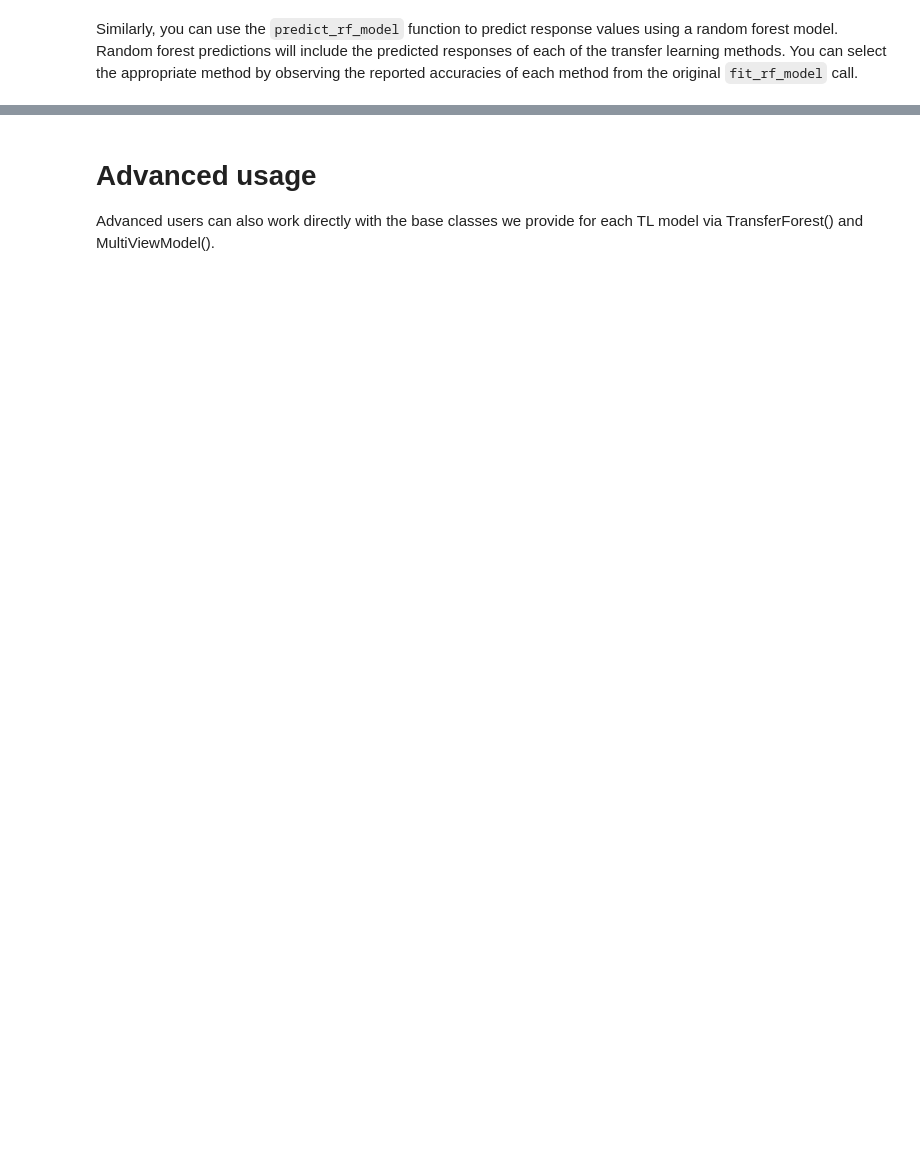
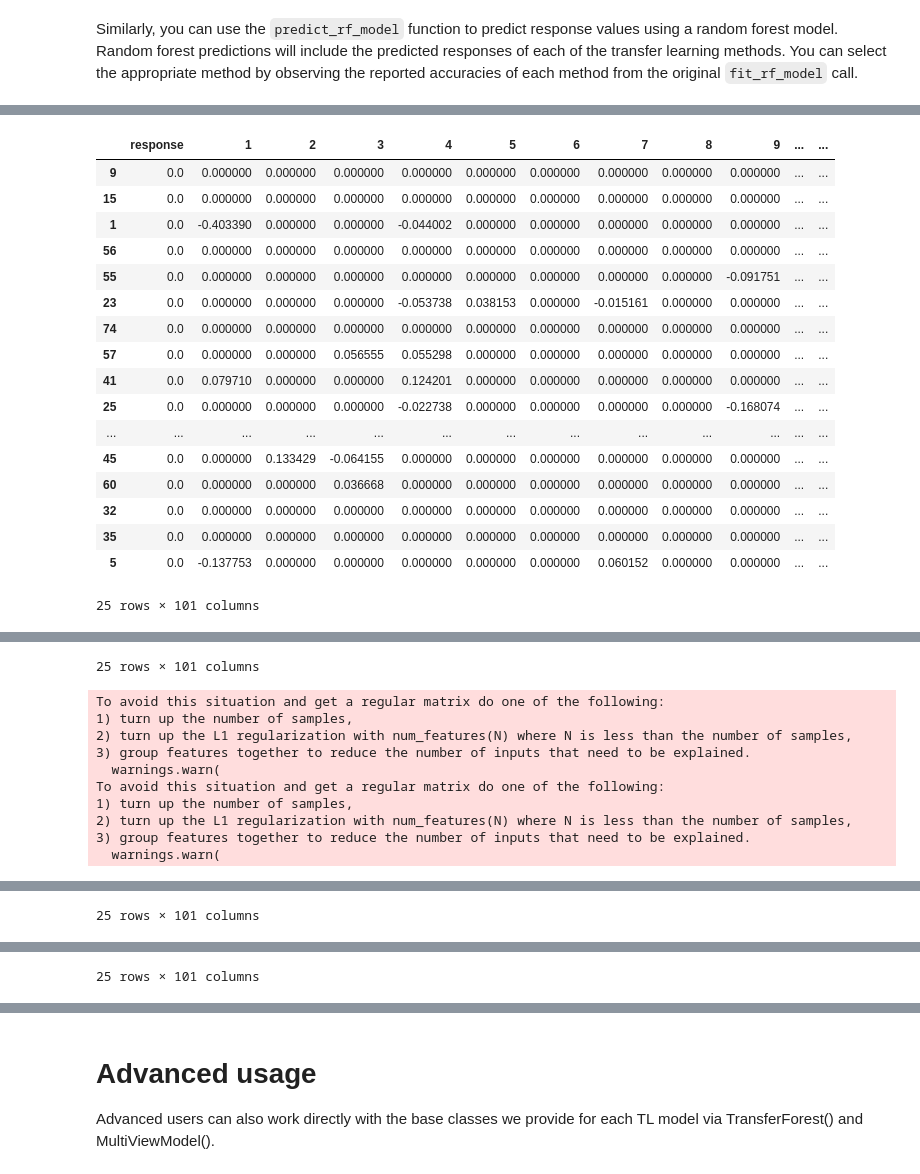
Before and after one commit to PNNL-Predictive-Phenomics/omicsTL, a Jupyter notebook: docs/example.ipynb, the cells around one changed output, grey strips where cells are left out. Drawn from its saved outputs; the diff is of its cells as text; code cells hidden in the pictures; blank space fills up the shorter version.

Commit message:
Add shapley value functions

```diff
--- a/docs/example.ipynb
+++ b/docs/example.ipynb
@@ -536,0 +468,67 @@ display(pd.DataFrame(out))
+# %%
+from omicstl.shapley import get_shapley_values_dl
+
+source_input_cont = datasets_cont.source_data
+target_input_cont = datasets_cont.target_test_data[0]
+
+shap_dl_mlp_cont = get_shapley_values_dl(
+    source_input=source_input_cont,
+    target_input=target_input_cont,
+    pretrained_model=mult_mlp_cont_model,
+    background_sample_size=20,
+    shap_sample_size=50,
+    response_id="response"
+)
+display(shap_dl_mlp_cont)
+
+shap_dl_vae_cont = get_shapley_values_dl(
+    source_input=source_input_cont,
+    target_input=target_input_cont,
+    pretrained_model=mult_vae_cont_model,
+    background_sample_size=20,
+    shap_sample_size=50,
+    response_id="response"
+)
+display(shap_dl_vae_cont)
+
+source_input_cat = datasets_cat.source_data
+target_input_cat = datasets_cat.target_test_data[0]
+
+shap_dl_cont = get_shapley_values_dl(
+    source_input=source_input_cat,
+    target_input=target_input_cat,
+    pretrained_model=mult_mlp_cat_model,
+    background_sample_size=20,
+    shap_sample_size=50,
+    response_id="response"
+)
+display(shap_dl_mlp_cont)
+
+shap_dl_cont = get_shapley_values_dl(
+    source_input=source_input_cat,
+    target_input=target_input_cat,
+    pretrained_model=mult_vae_cat_model,
+    background_sample_size=20,
+    shap_sample_size=50,
+    response_id="response"
+)
+display(shap_dl_vae_cont)
+# %% [output]
+|  | response | 1 | 2 | 3 | 4 | 5 | 6 | 7 | 8 | 9 | ... | ... |
+| 9 | 0.0 | 0.000000 | 0.000000 | 0.000000 | 0.000000 | 0.000000 | 0.000000 | 0.000000 | 0.000000 | 0.000000 | ... | ... |
+| 15 | 0.0 | 0.000000 | 0.000000 | 0.000000 | 0.000000 | 0.000000 | 0.000000 | 0.000000 | 0.000000 | 0.000000 | ... | ... |
+| 1 | 0.0 | -0.403390 | 0.000000 | 0.000000 | -0.044002 | 0.000000 | 0.000000 | 0.000000 | 0.000000 | 0.000000 | ... | ... |
+| 56 | 0.0 | 0.000000 | 0.000000 | 0.000000 | 0.000000 | 0.000000 | 0.000000 | 0.000000 | 0.000000 | 0.000000 | ... | ... |
+| 55 | 0.0 | 0.000000 | 0.000000 | 0.000000 | 0.000000 | 0.000000 | 0.000000 | 0.000000 | 0.000000 | -0.091751 | ... | ... |
+| 23 | 0.0 | 0.000000 | 0.000000 | 0.000000 | -0.053738 | 0.038153 | 0.000000 | -0.015161 | 0.000000 | 0.000000 | ... | ... |
+| 74 | 0.0 | 0.000000 | 0.000000 | 0.000000 | 0.000000 | 0.000000 | 0.000000 | 0.000000 | 0.000000 | 0.000000 | ... | ... |
+| 57 | 0.0 | 0.000000 | 0.000000 | 0.056555 | 0.055298 | 0.000000 | 0.000000 | 0.000000 | 0.000000 | 0.000000 | ... | ... |
+| 41 | 0.0 | 0.079710 | 0.000000 | 0.000000 | 0.124201 | 0.000000 | 0.000000 | 0.000000 | 0.000000 | 0.000000 | ... | ... |
+| 25 | 0.0 | 0.000000 | 0.000000 | 0.000000 | -0.022738 | 0.000000 | 0.000000 | 0.000000 | 0.000000 | -0.168074 | ... | ... |
+| ... | ... | ... | ... | ... | ... | ... | ... | ... | ... | ... | ... | ... |
+| 45 | 0.0 | 0.000000 | 0.133429 | -0.064155 | 0.000000 | 0.000000 | 0.000000 | 0.000000 | 0.000000 | 0.000000 | ... | ... |
+| 60 | 0.0 | 0.000000 | 0.000000 | 0.036668 | 0.000000 | 0.000000 | 0.000000 | 0.000000 | 0.000000 | 0.000000 | ... | ... |
+| 32 | 0.0 | 0.000000 | 0.000000 | 0.000000 | 0.000000 | 0.000000 | 0.000000 | 0.000000 | 0.000000 | 0.000000 | ... | ... |
+| 35 | 0.0 | 0.000000 | 0.000000 | 0.000000 | 0.000000 | 0.000000 | 0.000000 | 0.000000 | 0.000000 | 0.000000 | ... | ... |
+| 5 | 0.0 | -0.137753 | 0.000000 | 0.000000 | 0.000000 | 0.000000 | 0.000000 | 0.060152 | 0.000000 | 0.000000 | ... | ... |
+25 rows × 101 columns
@@ -536,0 +552,11 @@ display(pd.DataFrame(out))
+25 rows × 101 columns
+To avoid this situation and get a regular matrix do one of the following:
+1) turn up the number of samples,
+2) turn up the L1 regularization with num_features(N) where N is less than the number of samples,
+3) group features together to reduce the number of inputs that need to be explained.
+  warnings.warn(
+To avoid this situation and get a regular matrix do one of the following:
+1) turn up the number of samples,
+2) turn up the L1 regularization with num_features(N) where N is less than the number of samples,
+3) group features together to reduce the number of inputs that need to be explained.
+  warnings.warn(
@@ -536,0 +580 @@ display(pd.DataFrame(out))
+25 rows × 101 columns
@@ -536,0 +608 @@ display(pd.DataFrame(out))
+25 rows × 101 columns
```
Also changed, not shown: parts of 11 cells of this notebook, 4 other files.
